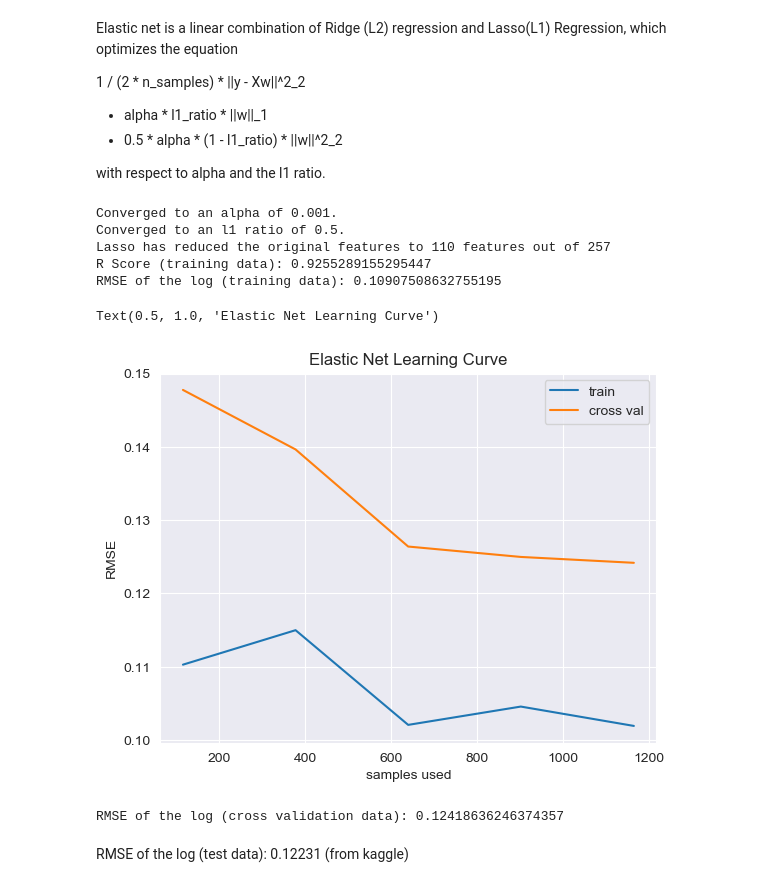
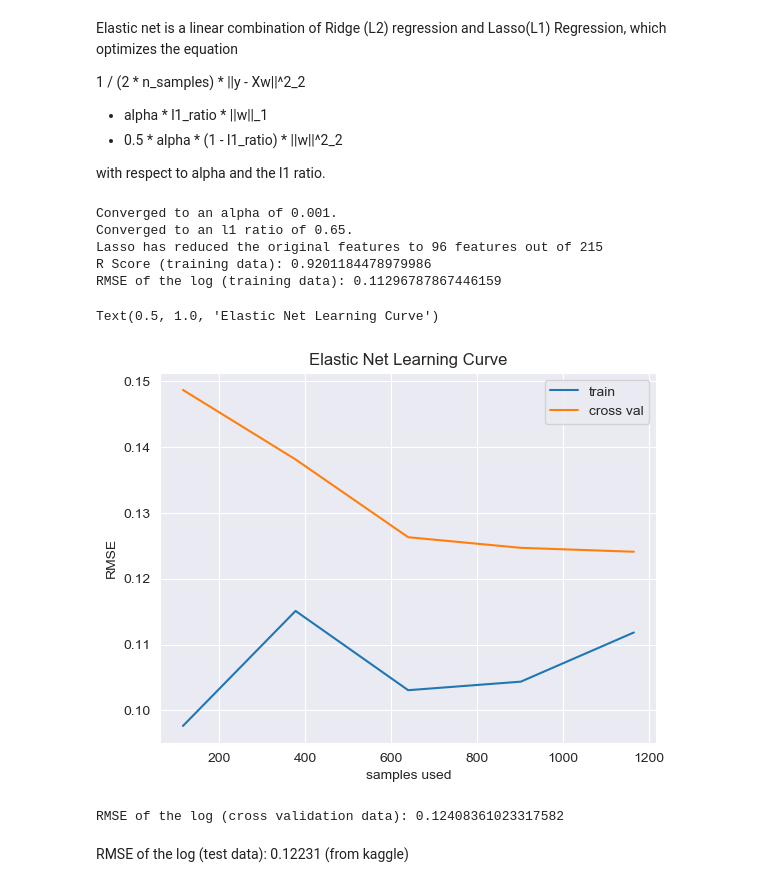
Before and after one commit to MIvanov1216/Ames-housing-prices-analysis, a Jupyter notebook: Housing Prices for Git.ipynb, the cells around one changed output. Saved outputs shown, nothing was run; the diff lists cells and outputs as text; code cells hidden in the pictures.

Commit message:
Trimmed Categorical features with few data points

```diff
--- a/Housing Prices for Git.ipynb
+++ b/Housing Prices for Git.ipynb
@@ -373,0 +387,3 @@ skewed
+# %%
+cat_features=training_data.select_dtypes(include=object).columns
+cat_features
@@ -373,0 +402,13 @@ skewed
+# %%
+unique_cats=[]
+unqcats=[]
+for col in cat_features:
+    unqs=list(training_data[col].value_counts()[training_data[col].value_counts()<=5].index)
+    for i in range(len(unqs)):
+        unqs[i]=col + '_' + unqs[i]
+    if len(unqs)>0:
+        unqcats.append(unqs)
+for sublist in unqcats:
+    for item in sublist:
+        unique_cats.append(item)
+unique_cats
@@ -390,3 +455,5 @@ memory usage: 1.7 MB
+# %%
+onehot_data.drop(columns=unique_cats,inplace=True)
 # %% [markdown]
 Re-split into training and test
 # %%
@@ -576,7 +644,8 @@ with respect to alpha and the l1 ratio.
 from sklearn.linear_model import ElasticNetCV
 # %%
 alphas = np.logspace(-4,3,15)
-l1_ratio=[.1, .5, .7, .9, .95, .99, 1]
+#l1_ratio=[.1, .5, .7, .9, .95, .99, 1]
+l1_ratio=np.linspace(.55,.85,7)
 elastic=ElasticNetCV(cv=5,alphas=alphas,l1_ratio=l1_ratio).fit(X,y)
 # %%
 print('Converged to an alpha of '+str(elastic.alpha_)+'.')
@@ -589,29 +658,29 @@ print('RMSE of the log (training data): ' + str(np.sqrt(metrics.mean_squared_err
                         (y_pred)))))
 # %% [output]
 Converged to an alpha of 0.001.
-Converged to an l1 ratio of 0.5.
-Lasso has reduced the original features to 110 features out of 257
-R Score (training data): 0.9255289155295447
-RMSE of the log (training data): 0.10907508632755195
+Converged to an l1 ratio of 0.65.
+Lasso has reduced the original features to 96 features out of 215
+R Score (training data): 0.9201184478979986
+RMSE of the log (training data): 0.11296787867446159
 # %%
-iter, train_scores, crossval_scores = learning_curve(lasso,X,y,cv=5,scoring=RMSE_forscoring)
+iter, train_scores, crossval_scores = learning_curve(elastic,X,y,cv=5,scoring=RMSE_forscoring)
 
 train_scores_mean=train_scores.mean(axis=1)
 crossval_scores_mean=crossval_scores.mean(axis=1)
 
 sns.lineplot(x=iter,y=train_scores_mean)
 sns.lineplot(x=iter,y=crossval_scores_mean)
 plt.legend(['train','cross val'])
 plt.xlabel('samples used')
 plt.ylabel('RMSE')
 plt.title('Elastic Net Learning Curve')
 # %% [output]
 Text(0.5, 1.0, 'Elastic Net Learning Curve')
-[figure, old version]
+[figure, new version]
 # %%
 print('RMSE of the log (cross validation data): ' + str(crossval_scores_mean[-1]))
 # %% [output]
-RMSE of the log (cross validation data): 0.12418636246374357
+RMSE of the log (cross validation data): 0.12408361023317582
 # %% [markdown]
 RMSE of the log (test data): 0.12231 (from kaggle)
 # %% [markdown]
```
Also changed, not shown: parts of 38 cells of this notebook.
